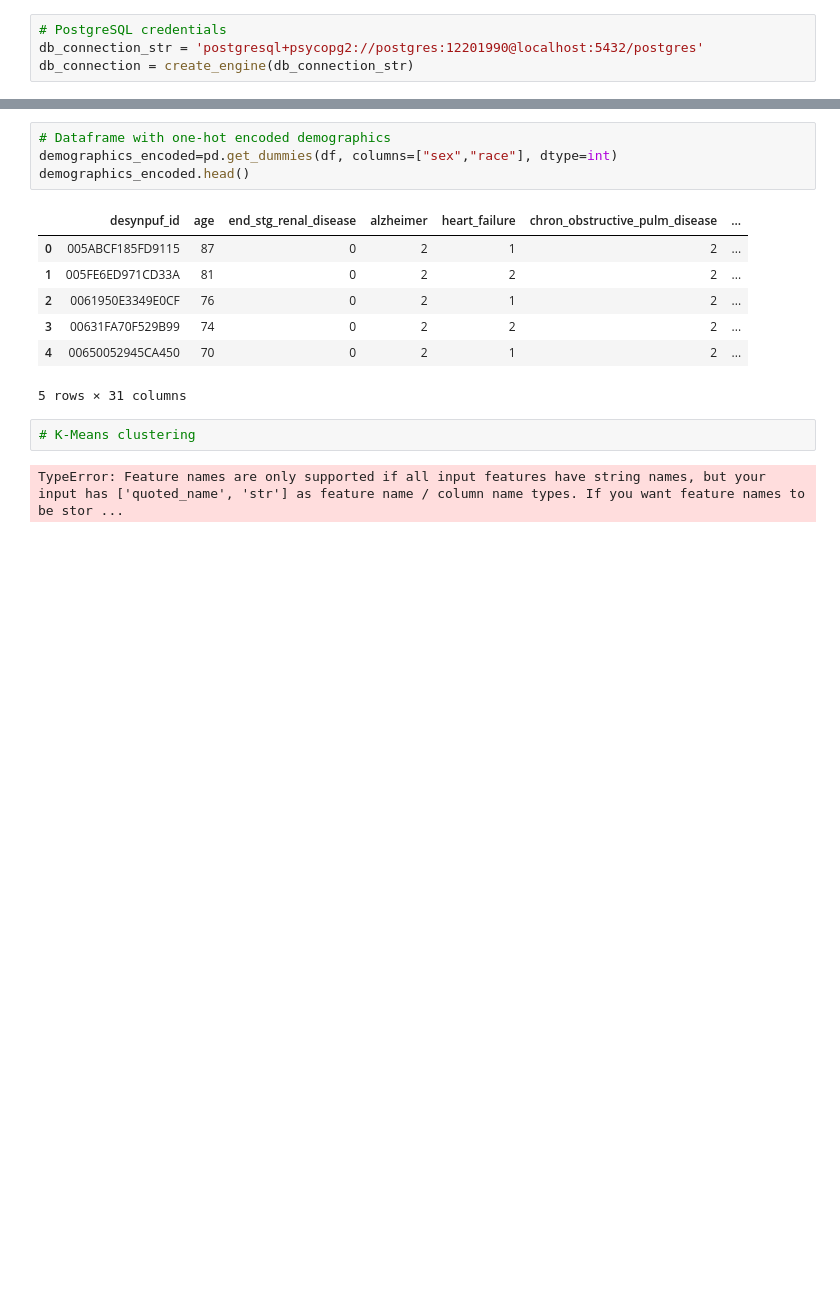
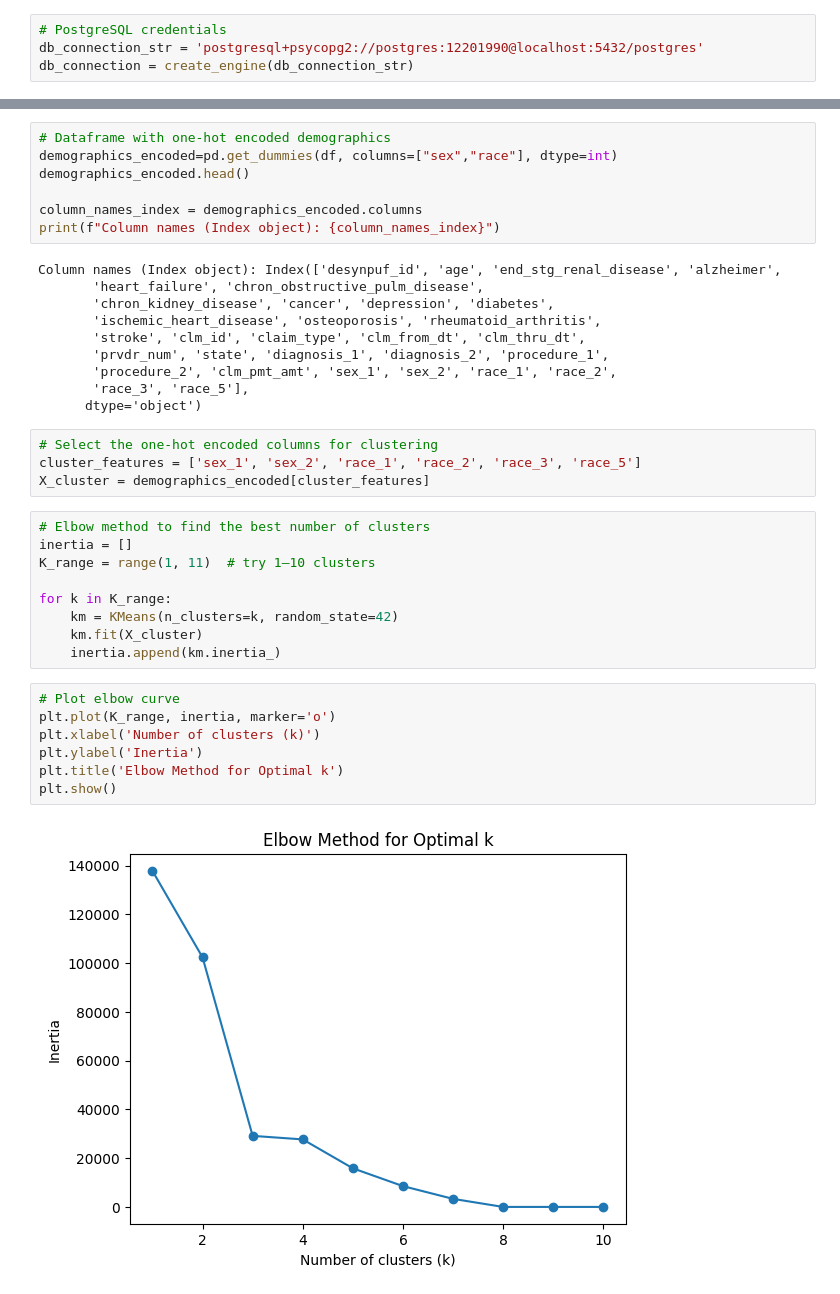
Before and after one commit to alissahartman/preventative-care-recs, a Jupyter notebook: python/cluster_analysis.ipynb, the cells around one changed output, grey strips where cells are left out. Cells and saved outputs as stored; diff of their text form; blank space fills up the shorter version.

Commit message:
cluster analysis

```diff
--- a/python/cluster_analysis.ipynb
+++ b/python/cluster_analysis.ipynb
@@ -29,15 +29,38 @@ df.head()
 # Dataframe with one-hot encoded demographics
 demographics_encoded=pd.get_dummies(df, columns=["sex","race"], dtype=int)
 demographics_encoded.head()
+
+column_names_index = demographics_encoded.columns
+print(f"Column names (Index object): {column_names_index}")
 # %% [output]
-|  | desynpuf_id | age | end_stg_renal_disease | alzheimer | heart_failure | chron_obstructive_pulm_disease | ... |
-| 0 | 005ABCF185FD9115 | 87 | 0 | 2 | 1 | 2 | ... |
-| 1 | 005FE6ED971CD33A | 81 | 0 | 2 | 2 | 2 | ... |
-| 2 | 0061950E3349E0CF | 76 | 0 | 2 | 1 | 2 | ... |
-| 3 | 00631FA70F529B99 | 74 | 0 | 2 | 2 | 2 | ... |
-| 4 | 00650052945CA450 | 70 | 0 | 2 | 1 | 2 | ... |
-5 rows × 31 columns
+Column names (Index object): Index(['desynpuf_id', 'age', 'end_stg_renal_disease', 'alzheimer',
+       'heart_failure', 'chron_obstructive_pulm_disease',
+       'chron_kidney_disease', 'cancer', 'depression', 'diabetes',
+       'ischemic_heart_disease', 'osteoporosis', 'rheumatoid_arthritis',
+       'stroke', 'clm_id', 'claim_type', 'clm_from_dt', 'clm_thru_dt',
+       'prvdr_num', 'state', 'diagnosis_1', 'diagnosis_2', 'procedure_1',
+       'procedure_2', 'clm_pmt_amt', 'sex_1', 'sex_2', 'race_1', 'race_2',
+       'race_3', 'race_5'],
+      dtype='object')
 # %%
-# K-Means clustering
+# Select the one-hot encoded columns for clustering
+cluster_features = ['sex_1', 'sex_2', 'race_1', 'race_2', 'race_3', 'race_5']
+X_cluster = demographics_encoded[cluster_features]
-# %% [output]
-TypeError: Feature names are only supported if all input features have string names, but your input has ['quoted_name', 'str'] as feature name / column name types. If you want feature names to be stor ...
+# %%
+# Elbow method to find the best number of clusters
+inertia = []
+K_range = range(1, 11)  # try 1–10 clusters
+
+for k in K_range:
+    km = KMeans(n_clusters=k, random_state=42)
+    km.fit(X_cluster)
+    inertia.append(km.inertia_)
+# %%
+# Plot elbow curve
+plt.plot(K_range, inertia, marker='o')
+plt.xlabel('Number of clusters (k)')
+plt.ylabel('Inertia')
+plt.title('Elbow Method for Optimal k')
+plt.show()
+# %% [output]
+[figure, added]
```
Also changed, not shown: parts of 9 cells of this notebook.
